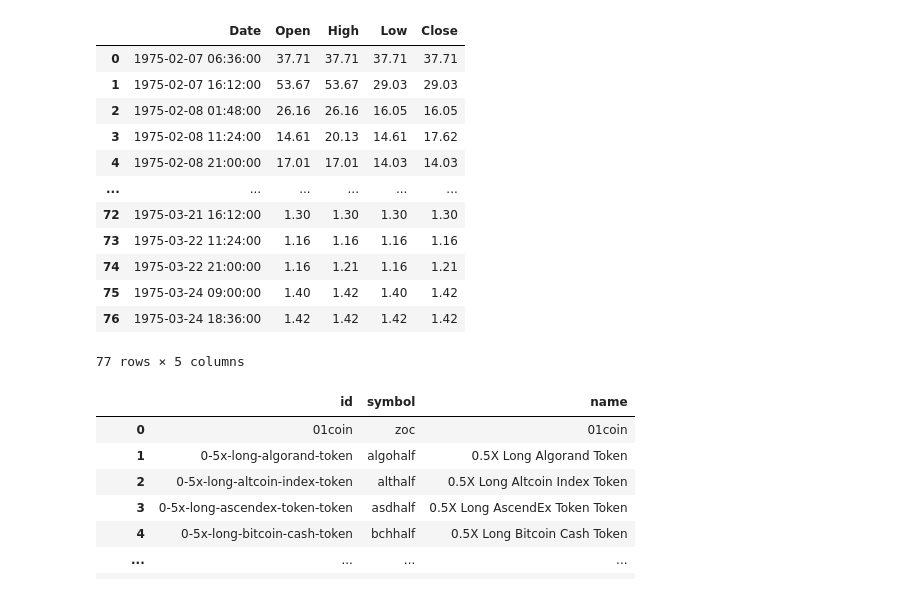
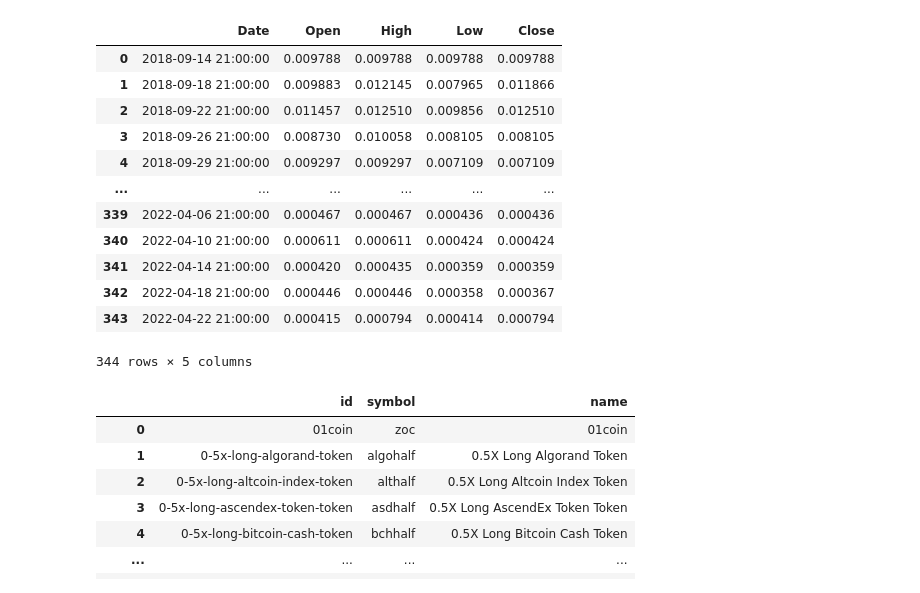
Before and after one commit to dmdp943/Web3-Project, a Jupyter notebook: notebooks/downloadData.ipynb, the cells around one changed output. Saved outputs shown, nothing was run; the diff lists cells and outputs as text; code cells hidden in the pictures.

```diff
--- a/notebooks/downloadData.ipynb
+++ b/notebooks/downloadData.ipynb
@@ -5,26 +5,26 @@ from datetime import datetime
 import time
 format_date = lambda x: datetime.fromtimestamp(int(x)/1000)
 # %%
-req = requests.get(f"https://api.coingecko.com/api/v3/coins/{coin}/ohlc?vs_currency=usd&days=max")
+req = requests.get(f"https://api.coingecko.com/api/v3/coins/01coin/ohlc?vs_currency=usd&days=max")
 resp = req.json()
 dados = pd.DataFrame(resp)
 dados.columns = ['Date','Open', 'High', 'Low', 'Close']
 dados['Date'] = dados['Date'].apply(format_date)
 dados
 # %% [output]
 |  | Date | Open | High | Low | Close |
-| 0 | 1975-02-07 06:36:00 | 37.71 | 37.71 | 37.71 | 37.71 |
-| 1 | 1975-02-07 16:12:00 | 53.67 | 53.67 | 29.03 | 29.03 |
-| 2 | 1975-02-08 01:48:00 | 26.16 | 26.16 | 16.05 | 16.05 |
-| 3 | 1975-02-08 11:24:00 | 14.61 | 20.13 | 14.61 | 17.62 |
-| 4 | 1975-02-08 21:00:00 | 17.01 | 17.01 | 14.03 | 14.03 |
+| 0 | 2018-09-14 21:00:00 | 0.009788 | 0.009788 | 0.009788 | 0.009788 |
+| 1 | 2018-09-18 21:00:00 | 0.009883 | 0.012145 | 0.007965 | 0.011866 |
+| 2 | 2018-09-22 21:00:00 | 0.011457 | 0.012510 | 0.009856 | 0.012510 |
+| 3 | 2018-09-26 21:00:00 | 0.008730 | 0.010058 | 0.008105 | 0.008105 |
+| 4 | 2018-09-29 21:00:00 | 0.009297 | 0.009297 | 0.007109 | 0.007109 |
 | ... | ... | ... | ... | ... | ... |
-| 72 | 1975-03-21 16:12:00 | 1.30 | 1.30 | 1.30 | 1.30 |
-| 73 | 1975-03-22 11:24:00 | 1.16 | 1.16 | 1.16 | 1.16 |
-| 74 | 1975-03-22 21:00:00 | 1.16 | 1.21 | 1.16 | 1.21 |
-| 75 | 1975-03-24 09:00:00 | 1.40 | 1.42 | 1.40 | 1.42 |
-| 76 | 1975-03-24 18:36:00 | 1.42 | 1.42 | 1.42 | 1.42 |
+| 339 | 2022-04-06 21:00:00 | 0.000467 | 0.000467 | 0.000436 | 0.000436 |
+| 340 | 2022-04-10 21:00:00 | 0.000611 | 0.000611 | 0.000424 | 0.000424 |
+| 341 | 2022-04-14 21:00:00 | 0.000420 | 0.000435 | 0.000359 | 0.000359 |
+| 342 | 2022-04-18 21:00:00 | 0.000446 | 0.000446 | 0.000358 | 0.000367 |
+| 343 | 2022-04-22 21:00:00 | 0.000415 | 0.000794 | 0.000414 | 0.000794 |
-77 rows × 5 columns
+344 rows × 5 columns
 # %%
 req = requests.get("https://api.coingecko.com/api/v3/coins/list")
 df = pd.DataFrame(req.json())
```
Also changed, not shown: parts of 2 cells of this notebook, 1 other file.
